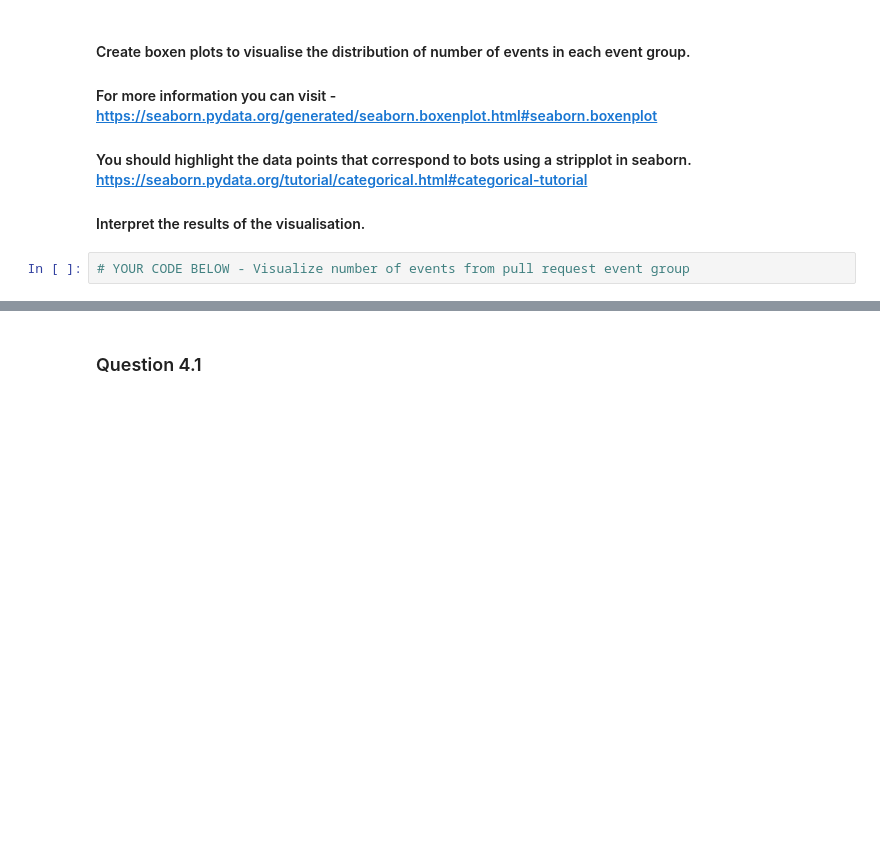
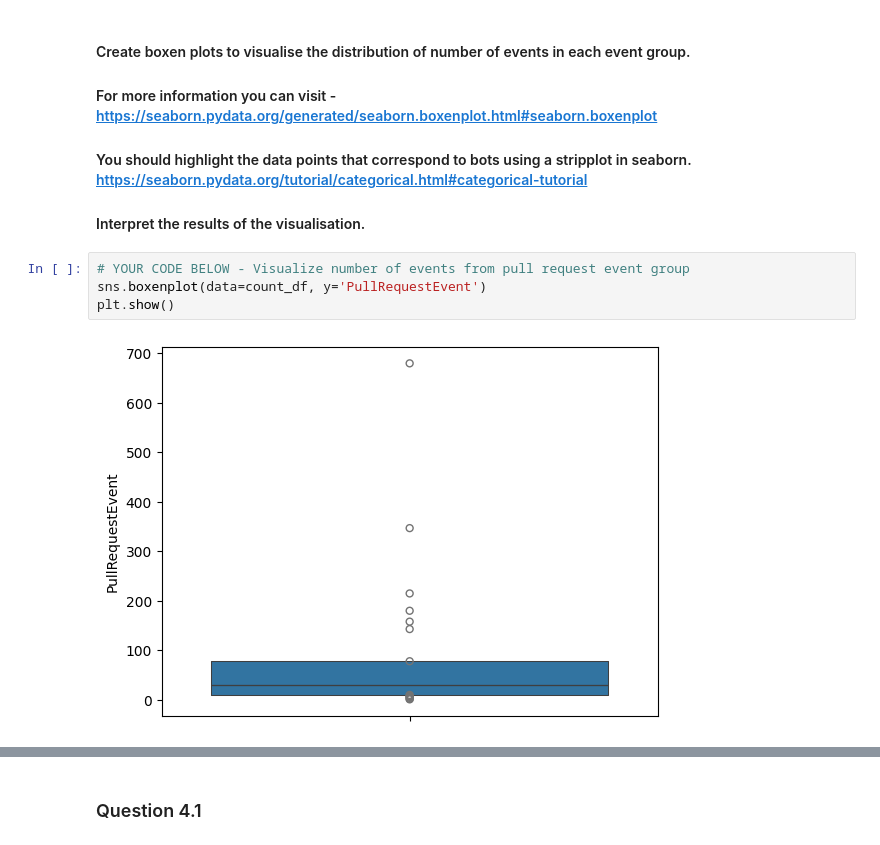
Before and after one commit to amanzio/Software_Evolution_TP_bots, a Jupyter notebook: TP_bots_template.ipynb, the cells around one changed output, grey strips where cells are left out. Saved outputs shown, nothing was run; the diff lists cells and outputs as text; blank space fills up the shorter version.

```diff
--- a/TP_bots_template.ipynb
+++ b/TP_bots_template.ipynb
@@ -652,5 +656,9 @@ The fork event, the gollum event and watch event are less frequent than other ev
 #### Interpret the results of the visualisation.
 # %%
 # YOUR CODE BELOW - Visualize number of events from pull request event group
+sns.boxenplot(data=count_df, y='PullRequestEvent')
+plt.show()
+# %% [output]
+[figure, added]
 # %%
 # YOUR CODE BELOW - Visualise number of events from issue event group
```
Also changed, not shown: parts of 7 cells of this notebook.
